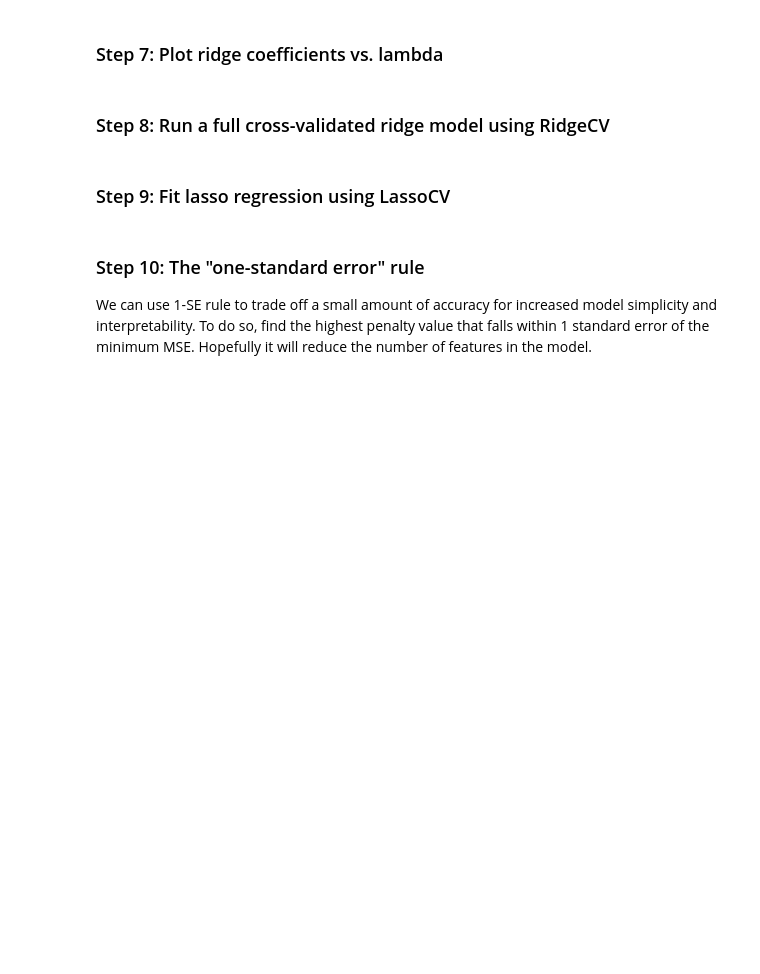
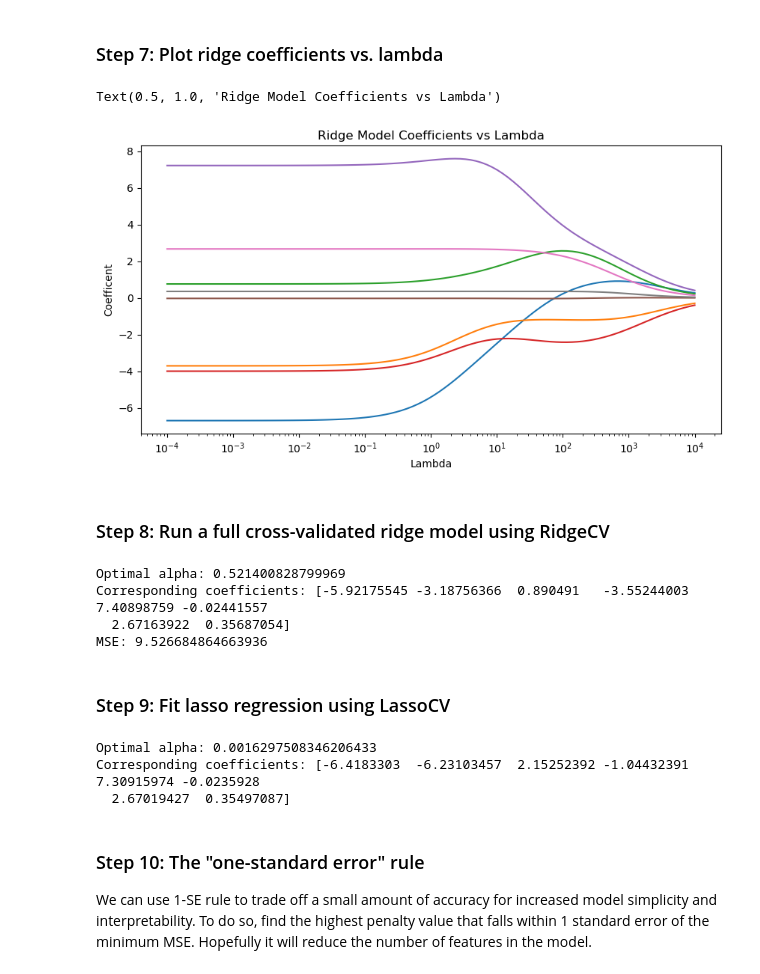
Before and after one commit to jordancsibley/EDS232-labs, a Jupyter notebook: Week2/Lab2-energy-efficiency.ipynb, the cells around one changed output. Drawn from its saved outputs; the diff is of its cells as text; code cells hidden in the pictures; blank space fills up the shorter version.

```diff
--- a/Week2/Lab2-energy-efficiency.ipynb
+++ b/Week2/Lab2-energy-efficiency.ipynb
@@ -212,31 +209,59 @@ print(coefficients)
 # %% [markdown]
 ### Step 7: Plot ridge coefficients vs. lambda
 # %%
+# Plot coefficients vs. alpha. Another for loop may be in order
+plt.figure(figsize=(10, 5))
 
-# Plot coefficients vs. alpha. Another for loop may be in order
+# Loop through coefs & alphas
+for i in range(coefficients.shape[1]):
+    plt.plot(alphas, coefficients[:, i], label=f'Feature {i+1}')
+
+# Set x-axis to log scale
+plt.xscale('log')
+
+# Apply axis + title labels
+plt.xlabel('Lambda')
+plt.ylabel('Coefficent')
+plt.title('Ridge Model Coefficients vs Lambda')
+# %% [output]
+Text(0.5, 1.0, 'Ridge Model Coefficients vs Lambda')
+[figure, added]
 # %% [markdown]
 ### Step 8: Run a full cross-validated ridge model using RidgeCV
 # %%
 # Fit a RidgeCV with cross-validation
-ridge_cv =
+ridge_cv = RidgeCV(alphas=alphas, cv=10).fit(X_train_scaled, y_train)
 
 
 # Print the optimal alpha and coefficients corresponding to that alpha
-
+print(f'Optimal alpha: {ridge_cv.alpha_}')
+print(f'Corresponding coefficients: {ridge_cv.coef_}')
 
 # Evaluate the model on the test set by predicting..
-y_test_pred =
+y_test_pred = ridge_cv.predict(X_test_scaled)
 
 # ... and printing the MSE
-mse =
-print(mse)
+mse = mean_squared_error(y_test, y_test_pred)
+print(f'MSE: {mse}')
+# %% [output]
+Optimal alpha: 0.521400828799969
+Corresponding coefficients: [-5.92175545 -3.18756366  0.890491   -3.55244003  7.40898759 -0.02441557
+  2.67163922  0.35687054]
+MSE: 9.526684864663936
 # %% [markdown]
 ### Step 9: Fit lasso regression using LassoCV
 # %%
 # Fit lasso regression with cross-validation
-lasso_cv =
+lasso_cv = LassoCV(alphas=alphas, cv=10).fit(X_train_scaled, y_train)
 
 # Print the optimal alpha and associated coefficients
+# Print the optimal alpha and coefficients corresponding to that alpha
+print(f'Optimal alpha: {lasso_cv.alpha_}')
+print(f'Corresponding coefficients: {lasso_cv.coef_}')
+# %% [output]
+Optimal alpha: 0.0016297508346206433
+Corresponding coefficients: [-6.4183303  -6.23103457  2.15252392 -1.04432391  7.30915974 -0.0235928
+  2.67019427  0.35497087]
 # %% [markdown]
 ### Step 10: The "one-standard error" rule
 We can use 1-SE rule to trade off a small amount of accuracy for increased model simplicity and interpretability.  To do so, find the highest penalty value that falls within 1 standard error of the minimum MSE.  Hopefully it will reduce the number of features in the model.
```
Also changed, not shown: parts of 6 cells of this notebook.
